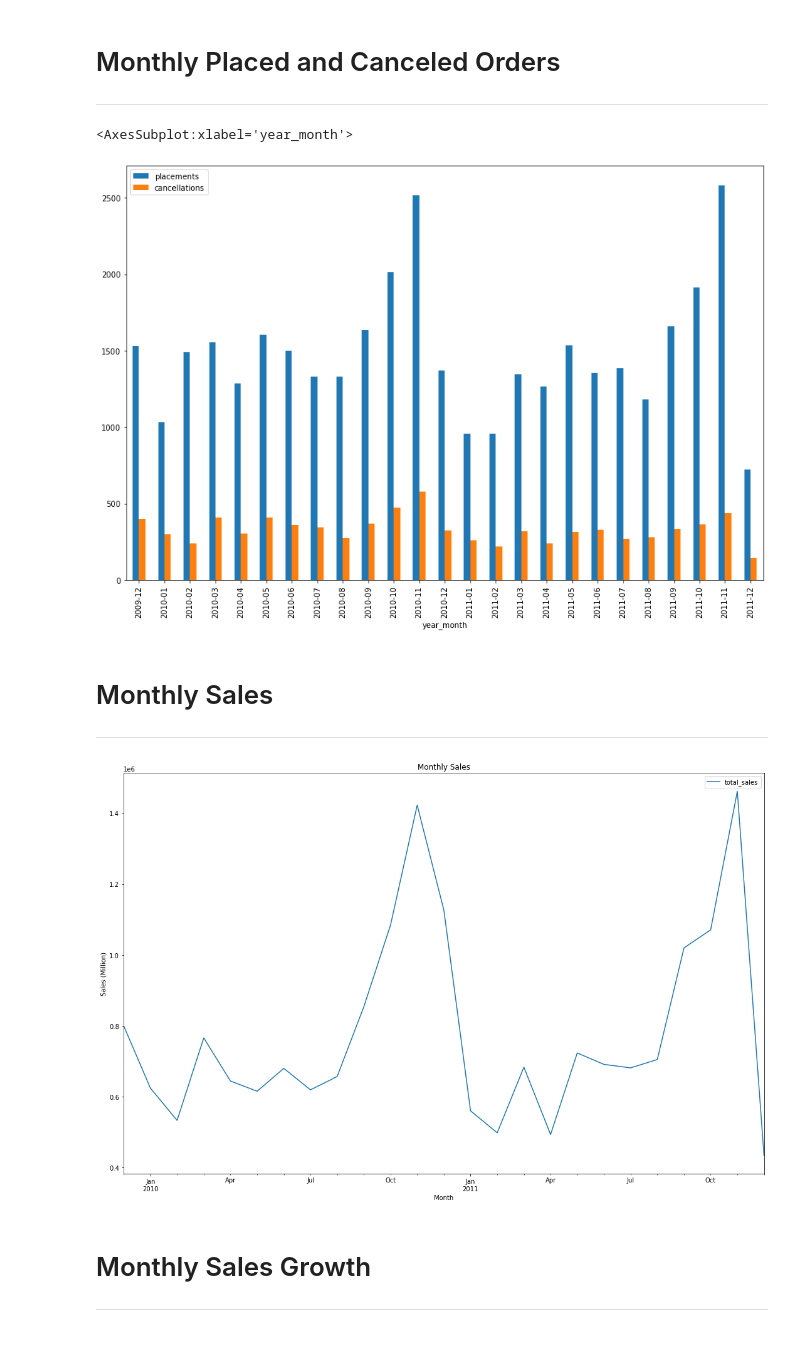
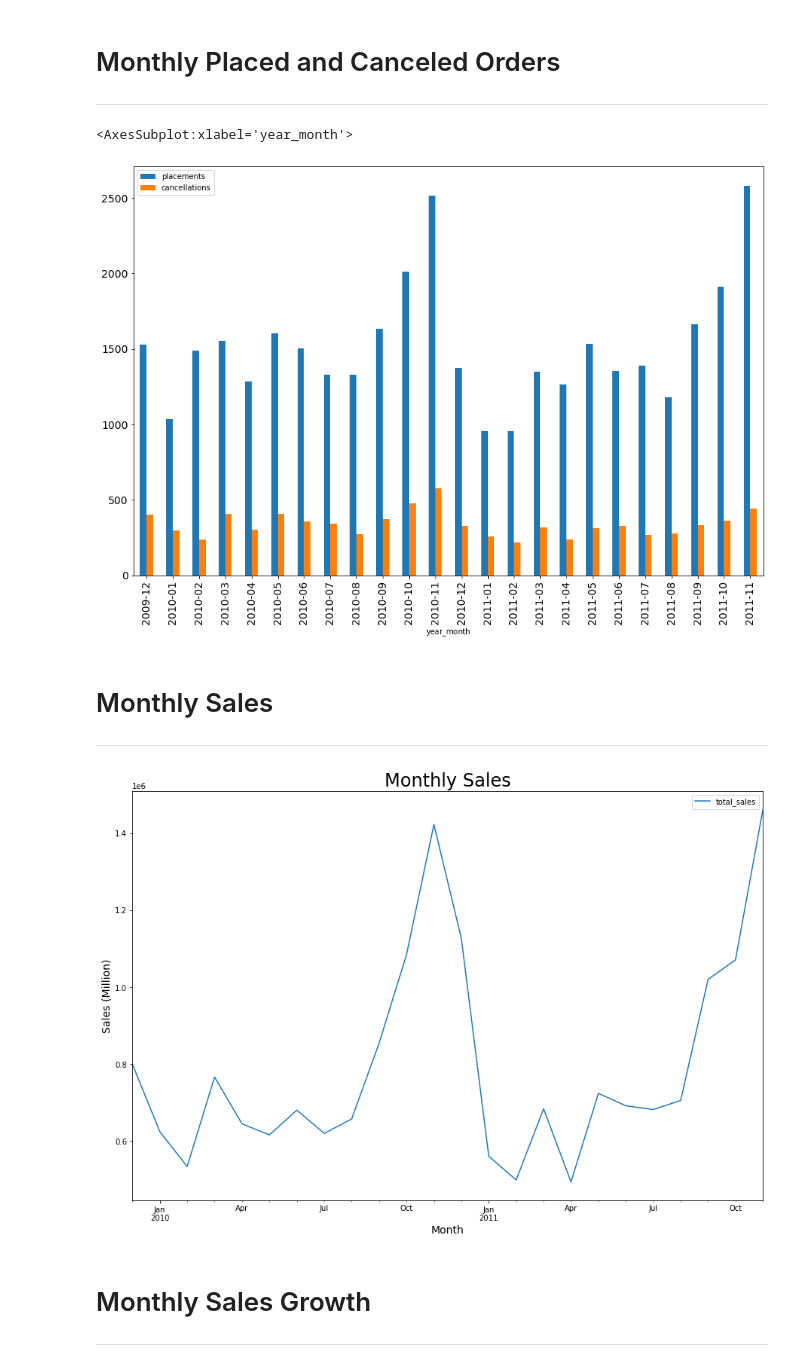
Before and after one commit to jarviscanada/jarvis_data_eng_CecilCao, a Jupyter notebook: python_data_analytics/retail_data_analytics_wrangling.ipynb, the cells around one changed output. Saved outputs shown, nothing was run; the diff lists cells and outputs as text; code cells hidden in the pictures.

```diff
--- a/python_data_analytics/retail_data_analytics_wrangling.ipynb
+++ b/python_data_analytics/retail_data_analytics_wrangling.ipynb
@@ -235,10 +314,10 @@ monthly_orders_df['placements'] = monthly_orders_df['total_invoices'] - monthly_
 # print(monthly_orders_df)
 # %%
 # Plot the graph
-monthly_orders_df.plot(x='year_month', y=['placements', 'cancellations'], kind='bar', figsize=(15,10))
+monthly_orders_df[:-1].plot(x='year_month', y=['placements', 'cancellations'], kind='bar', figsize=(15,10), fontsize=14)
 # %% [output]
 <AxesSubplot:xlabel='year_month'>
-[figure, old version]
+[figure, new version]
 # %% [markdown]
 # Monthly Sales
 ---
@@ -252,20 +331,20 @@ monthly_sales_df = year_month_retail_df[year_month_retail_df.price > 0].groupby(
 monthly_sales_df.columns = ['year_month', 'total_sales']
 # print(monthly_sales_df)
 # %%
-monthly_sales_df.plot(x='year_month', y=['total_sales'], kind='line', figsize=(15,10))
-plt.title('Monthly Sales')
+monthly_sales_df[:-1].plot(x='year_month', y=['total_sales'], kind='line', figsize=(15,10))
+plt.title('Monthly Sales', fontsize=24)
 
 # X-labels
 # plt.xticks(rotation=90)
-plt.xlabel('Month')
+plt.xlabel('Month', fontsize=14)
 
 # Y-labels
-plt.ylabel('Sales (Million)')
+plt.ylabel('Sales (Million)', fontsize=14)
 
-plt.tight_layout()
+# plt.tight_layout()
 plt.show()
 # %% [output]
-[figure, old version]
+[figure, new version]
 # %% [markdown]
 # Monthly Sales Growth
 ---
```
Also changed, not shown: parts of 22 cells of this notebook.
